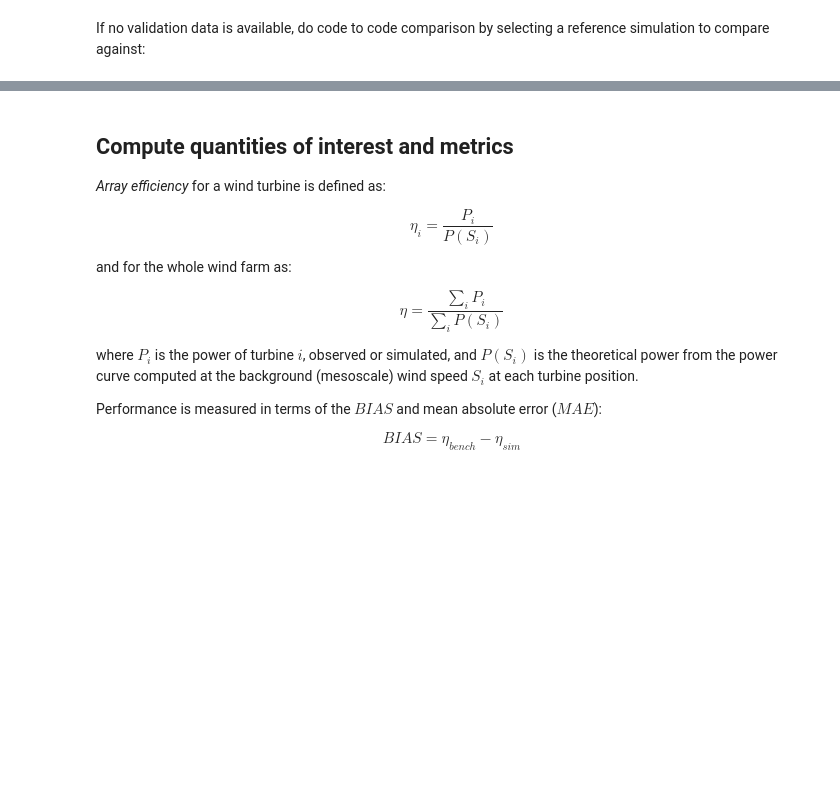
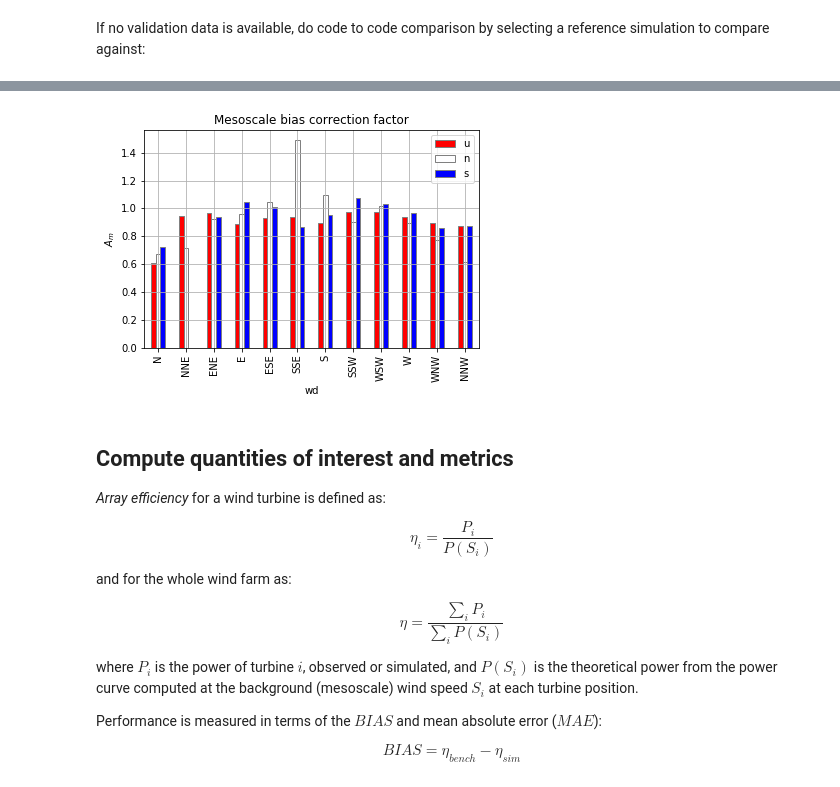
Before and after one commit to CENER-EPR/OWAbench, a Jupyter notebook: Rodsand2/Rodsand2_ArrayEfficiency.ipynb, the cells around one changed output, grey strips where cells are left out. Drawn from its saved outputs; the diff is of its cells as text; code cells hidden in the pictures; blank space fills up the shorter version.

```diff
--- a/Rodsand2/Rodsand2_ArrayEfficiency.ipynb
+++ b/Rodsand2/Rodsand2_ArrayEfficiency.ipynb
@@ -286,3 +296,22 @@ Your benchmark series is ensemble
+# %%
+obs_Pfree_ts = pd.read_csv('./observations/Rodsand2_Pfree_mean.csv', index_col = 'time')
+obs_Pfree = restrict_to_ts(obs_Pfree_ts, scada_ts)
+obs_Pfree, obs_Pfree_std = bin_avrg.compute_mean(obs_Pfree, ts_bin_map)
+ref_S = xr.DataArray(S_WDzL_speed.values, coords={'wd': WDbins_label, 'zL':zLbins_label}, dims=('wd','zL'))
+ref_P = pwr_curve(ref_S)
+Am = obs_Pfree/ref_P
+# plot using a dataframe
+Am_df = Am.to_dataframe(name = 'Am').unstack()
+Am_df.columns = Am_df.columns.get_level_values(1)
+Am_df = Am_df[['u','n','s']]
+fig, ax = plt.subplots()
+Am_df.reindex(index = WDbins_label).plot.bar(grid=1, title = 'Mesoscale bias correction factor', colormap = 'bwr_r', edgecolor = 'grey', ax=ax)
+ax.set_ylabel(r'$A_m$')
+ax.legend(['u', 'n', 's'], bbox_to_anchor=(1.0, 1.0));
+
+#Am[:] = 1  #uncomment if you don't want to use mesocale bias correction
+# %% [output]
+[figure, added]
 # %% [markdown]
 ## Compute quantities of interest and metrics
 *Array efficiency* for a wind turbine is defined as:
```
Also changed, not shown: parts of 13 cells of this notebook, 8 other files.
